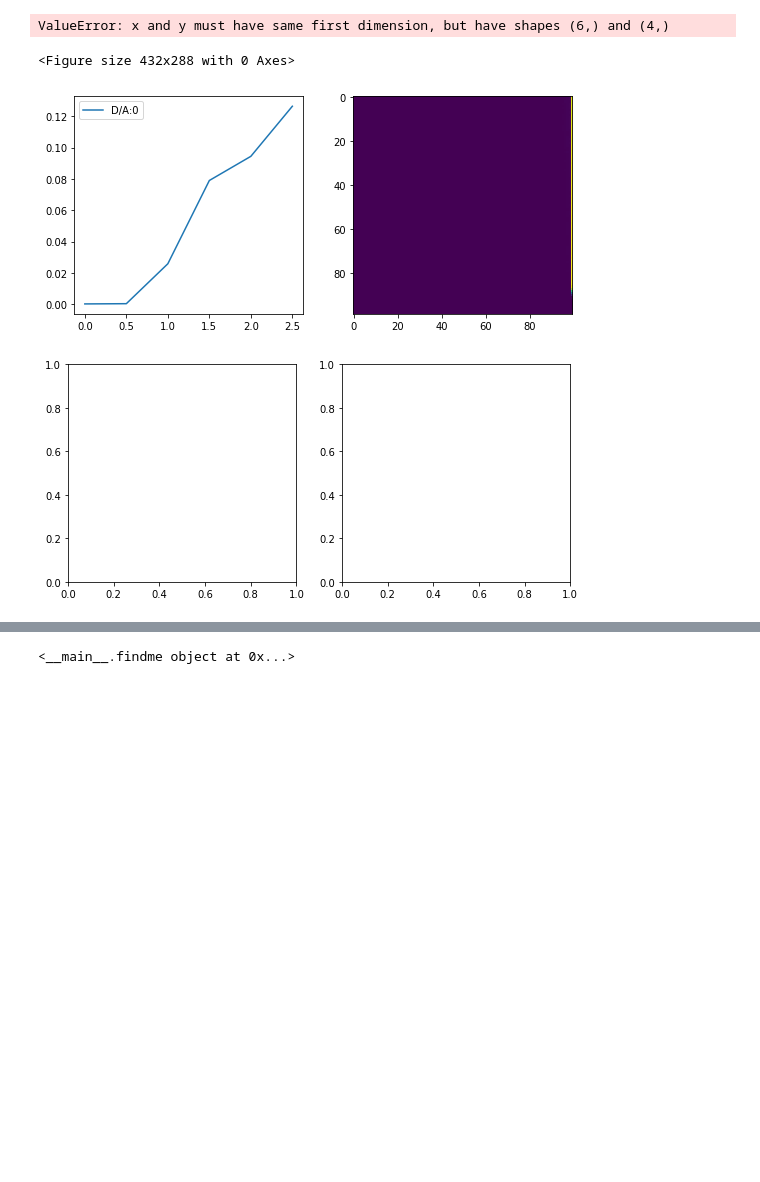
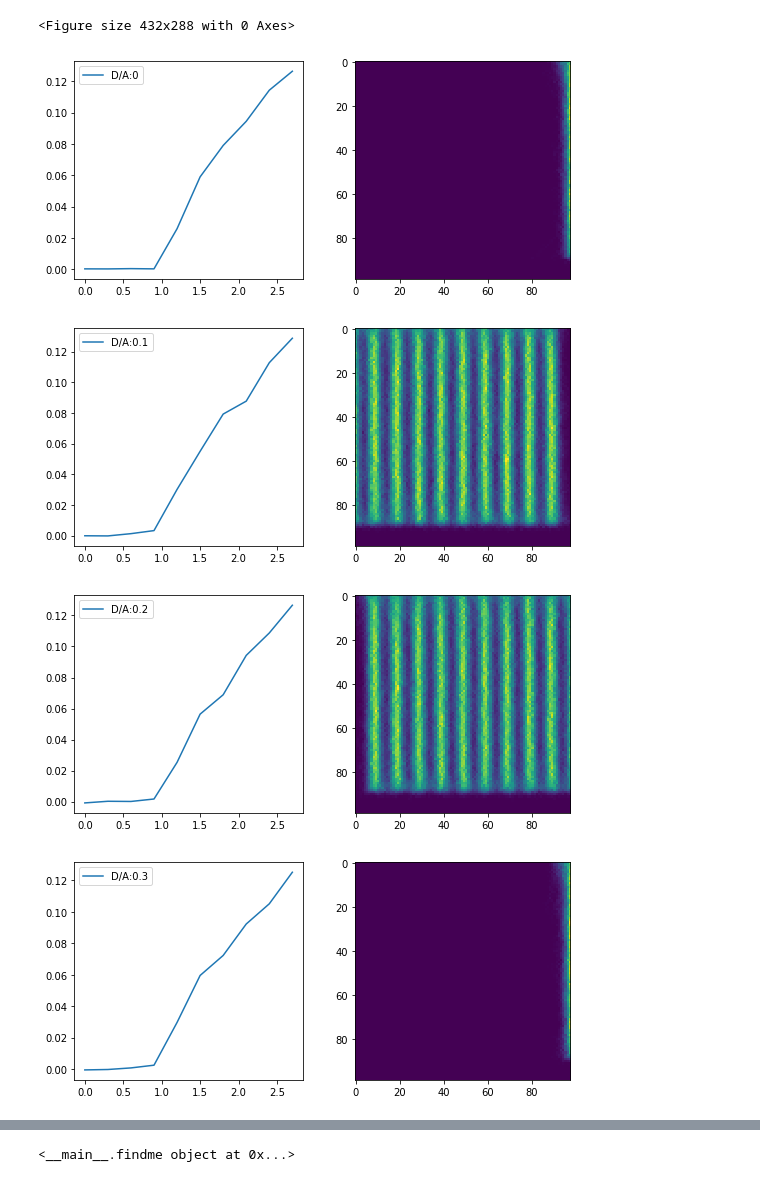
Before and after one commit to LevoSpacewars/Polymer-Tilt, a Jupyter notebook: Untitled.ipynb, the cells around one changed output, grey strips where cells are left out. Drawn from its saved outputs; the diff is of its cells as text; code cells hidden in the pictures; blank space fills up the shorter version.

```diff
--- a/Untitled.ipynb
+++ b/Untitled.ipynb
@@ -18,32 +18,35 @@ def genForceRange(fs, ff, df):
     return forces
 
 def getHeatMap(fname, sheer):
-    return np.array(pandas.read_csv('./compiledRuns/' + fname + '/heatmap_1.2.txt',header=1))
+    mod =  np.delete(np.array(pandas.read_csv('./compiledRuns/' + fname + '/heatmap_0.6.txt',header=1)), 0, axis=1)
+    mod = np.delete(mod, len(mod[0])-1,axis=1)
+    return mod
 # %%
 with PdfPages("DisorderRuns.pdf") as export_pdf:
     index = -1
     fig = plt.figure()
     for data in disorder_data:
         index +=1
         d = np.array(data)
         f = genForceRange(0,3,10)
         #plt.plot(f,d[3][1:],label=disorder_p[index])
 
     #plt.legend()
     export_pdf.savefig(fig)
     index = -1
     for data in disorder_data:
         fig, axs = plt.subplots(nrows=1, ncols=2, figsize=(9, 4))
         index +=1
         d = np.array(data)
-        f = genForceRange(0,3,6)
+        f = genForceRange(0,3,10)
         axs[0].plot(f,d[3][1:],label=f"D/A:{disorder_p[index]}")
 
         axs[1].imshow(getHeatMap(foldername[index],9))
         axs[0].legend()
         export_pdf.savefig(fig)
 # %% [output]
-ValueError: x and y must have same first dimension, but have shapes (6,) and (4,)
+<Figure size 432x288 with 0 Axes>
-<Figure size 432x288 with 0 Axes>
-[figure, old version]
+[figure, new version]
-[figure, old version]
+[figure, new version]
+[figure, added]
+[figure, added]
```
Also changed, not shown: parts of 1 cell of this notebook, 2 other files.
